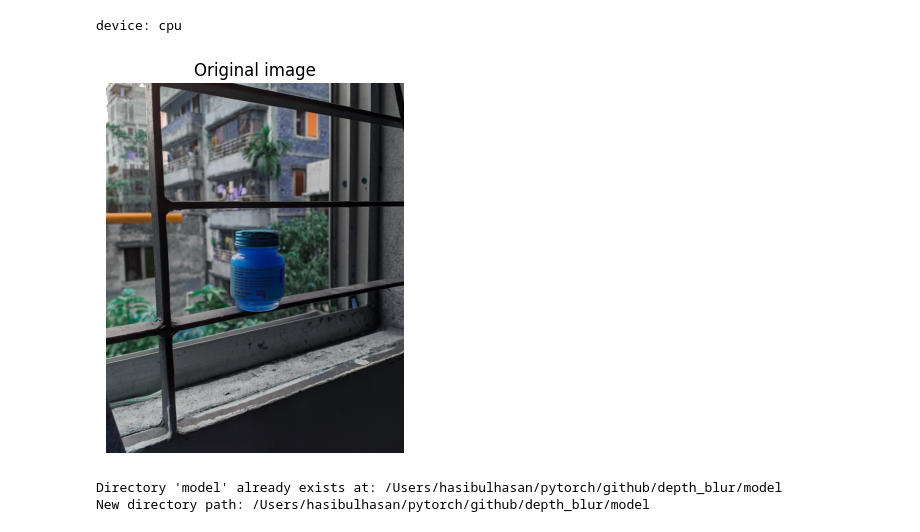
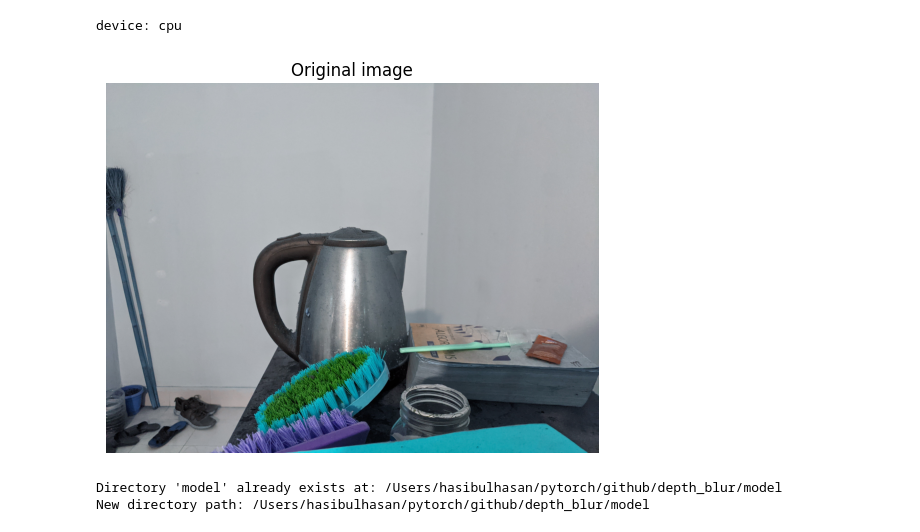
Before and after one commit to hasibuldog/depth_blur, a Jupyter notebook: portrait_blur.ipynb, the cells around one changed output. Saved outputs shown, nothing was run; the diff lists cells and outputs as text; code cells hidden in the pictures.

```diff
--- a/portrait_blur.ipynb
+++ b/portrait_blur.ipynb
@@ -22,17 +23,17 @@ print('device:', device)
 # %% [output]
 device: cpu
 # %%
-path = "test_images/PXL_20240609_083107374.jpg"
+path = "test_images/PXL_20240607_113141785.jpg"
 
 image = cv2.imread(path)
 image_data = np.copy(image)
 
 plt.imshow(image_data)
 plt.title('Original image')
 plt.axis('off')  # Hide the axis
 plt.show()
 # %% [output]
-[figure, old version]
+[figure, new version]
 # %%
 def create_model_directory(base_path):
     # Create the full path for the new directory
```
Also changed, not shown: parts of 17 cells of this notebook, 3 other files.
